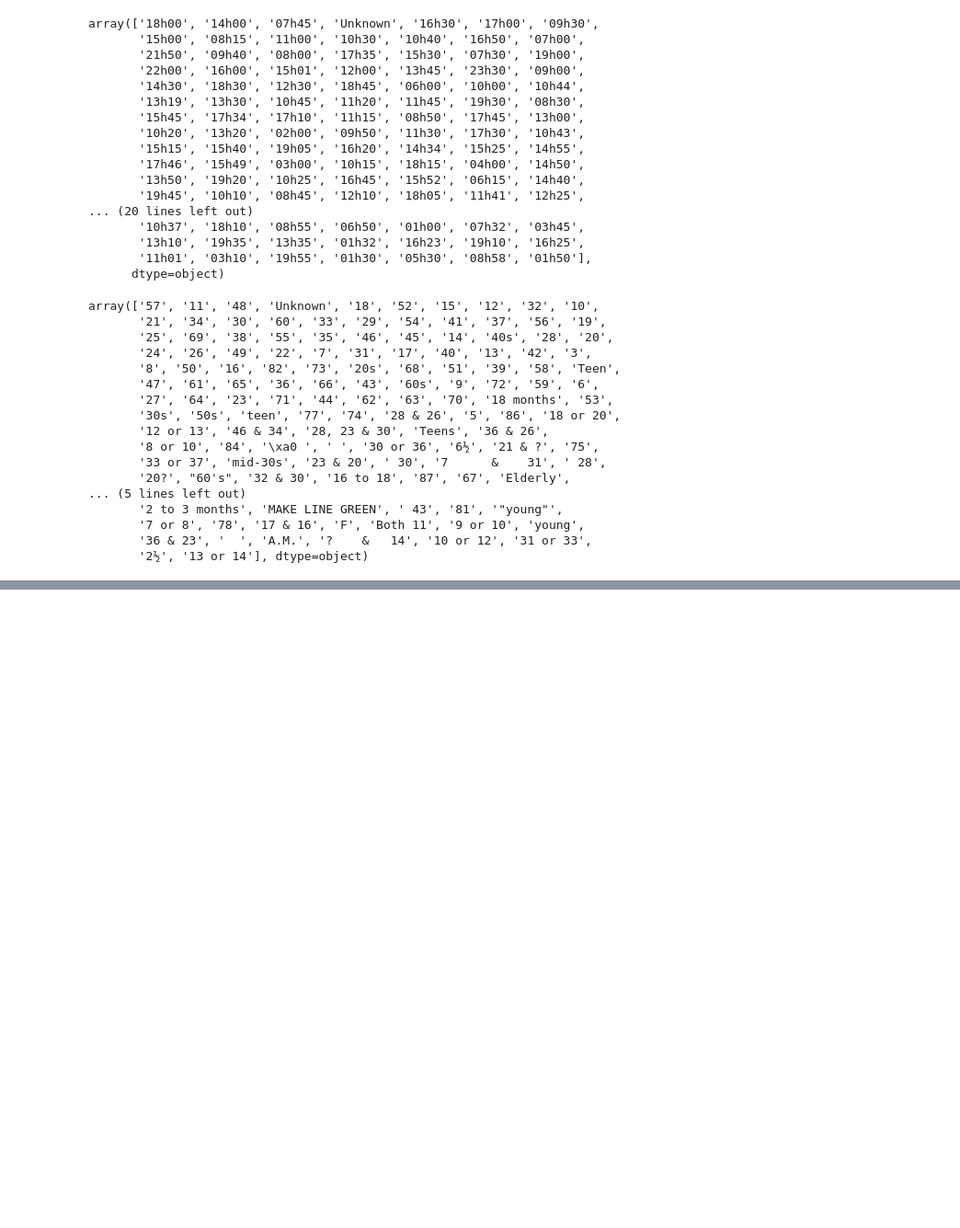
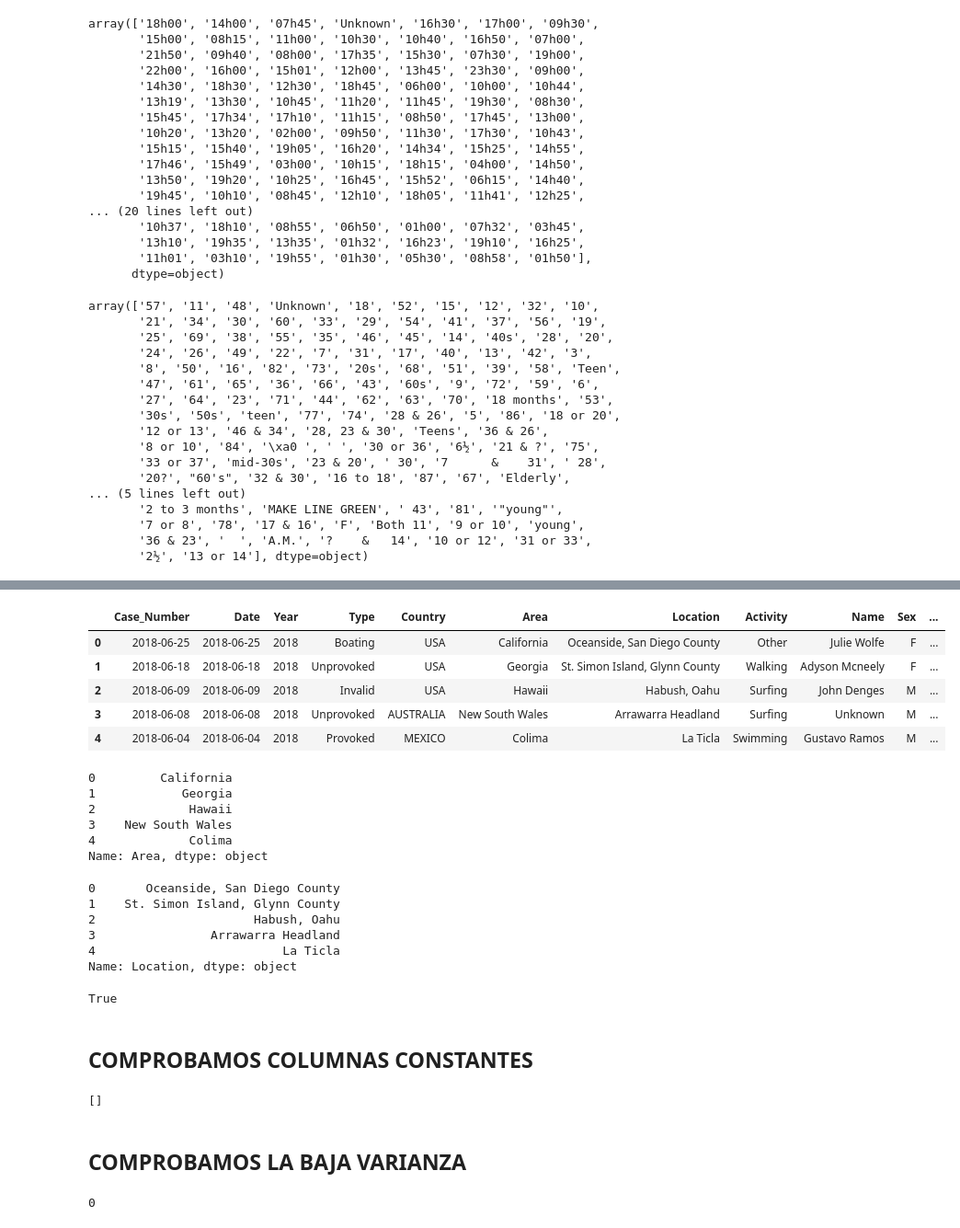
Before and after one commit to victorrmtz/Proyecto-Shark-Limpieza-, a Jupyter notebook: Code/main.ipynb, the cells around one changed output, grey strips where cells are left out. Shown: that part at 92% size. Drawn from its saved outputs; the diff is of its cells as text; code cells hidden in the pictures; blank space fills up the shorter version.

```diff
--- a/Code/main.ipynb
+++ b/Code/main.ipynb
@@ -1144,0 +1150,67 @@ array(['Boating', 'Unprovoked', 'Invalid', 'Provoked', 'Questionable',
+# %%
+data.Date = data.Case_Number
+data['Case_Number.1'] = data.Case_Number
+data['Case_Number.2']
+data.head() #Columnas Correctas
+# %% [output]
+|  | Case_Number | Date | Year | Type | Country | Area | Location | Activity | Name | Sex | ... |
+| 0 | 2018-06-25 | 2018-06-25 | 2018 | Boating | USA | California | Oceanside, San Diego County | Other | Julie Wolfe | F | ... |
+| 1 | 2018-06-18 | 2018-06-18 | 2018 | Unprovoked | USA | Georgia | St. Simon Island, Glynn County | Walking | Adyson Mcneely | F | ... |
+| 2 | 2018-06-09 | 2018-06-09 | 2018 | Invalid | USA | Hawaii | Habush, Oahu | Surfing | John Denges | M | ... |
+| 3 | 2018-06-08 | 2018-06-08 | 2018 | Unprovoked | AUSTRALIA | New South Wales | Arrawarra Headland | Surfing | Unknown | M | ... |
+| 4 | 2018-06-04 | 2018-06-04 | 2018 | Provoked | MEXICO | Colima | La Ticla | Swimming | Gustavo Ramos | M | ... |
+# %%
+data.Area.head() #Columna Correcta
+# %% [output]
+0         California
+1            Georgia
+2             Hawaii
+3    New South Wales
+4             Colima
+Name: Area, dtype: object
+# %%
+data.Location.head() #Columna Correcta
+# %% [output]
+0       Oceanside, San Diego County
+1    St. Simon Island, Glynn County
+2                      Habush, Oahu
+3                Arrawarra Headland
+4                          La Ticla
+Name: Location, dtype: object
+# %%
+data.drop_duplicates().shape==data.shape #No hay mas duplicados
+# %% [output]
+True
+# %% [markdown]
+## COMPROBAMOS COLUMNAS CONSTANTES
+# %%
+cte_str_cols=[]
+
+
+for c in data.select_dtypes(include='object'):   # para cada columna NO numerica
+
+    if len(data[c].unique())==1:
+        cte_str_cols.append(c)
+
+cte_str_cols #No hay columnas constantes
+# %% [output]
+[]
+# %% [markdown]
+## COMPROBAMOS LA BAJA VARIANZA
+# %%
+low_var=[]
+
+for c in data.select_dtypes(include=np.number):  # para cada columna numerica....
+
+
+    minimo=data[c].min()
+
+    per_90=np.percentile(data[c], 90)
+
+    if minimo >= per_90:
+        low_var.append(c)
+
+
+len(low_var) #No hay columnas de baja varianza
+# %% [output]
+0
```
Also changed, not shown: parts of 25 cells of this notebook, 1 other file.
